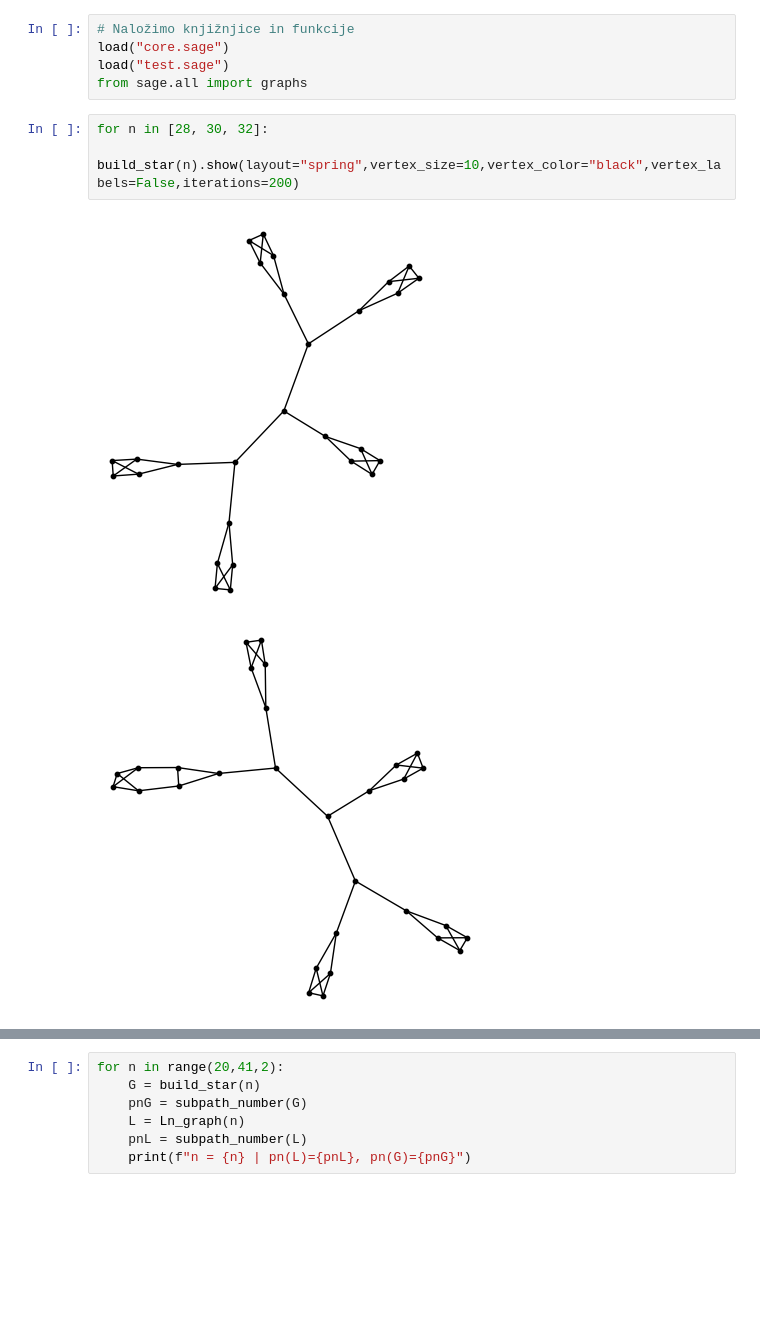
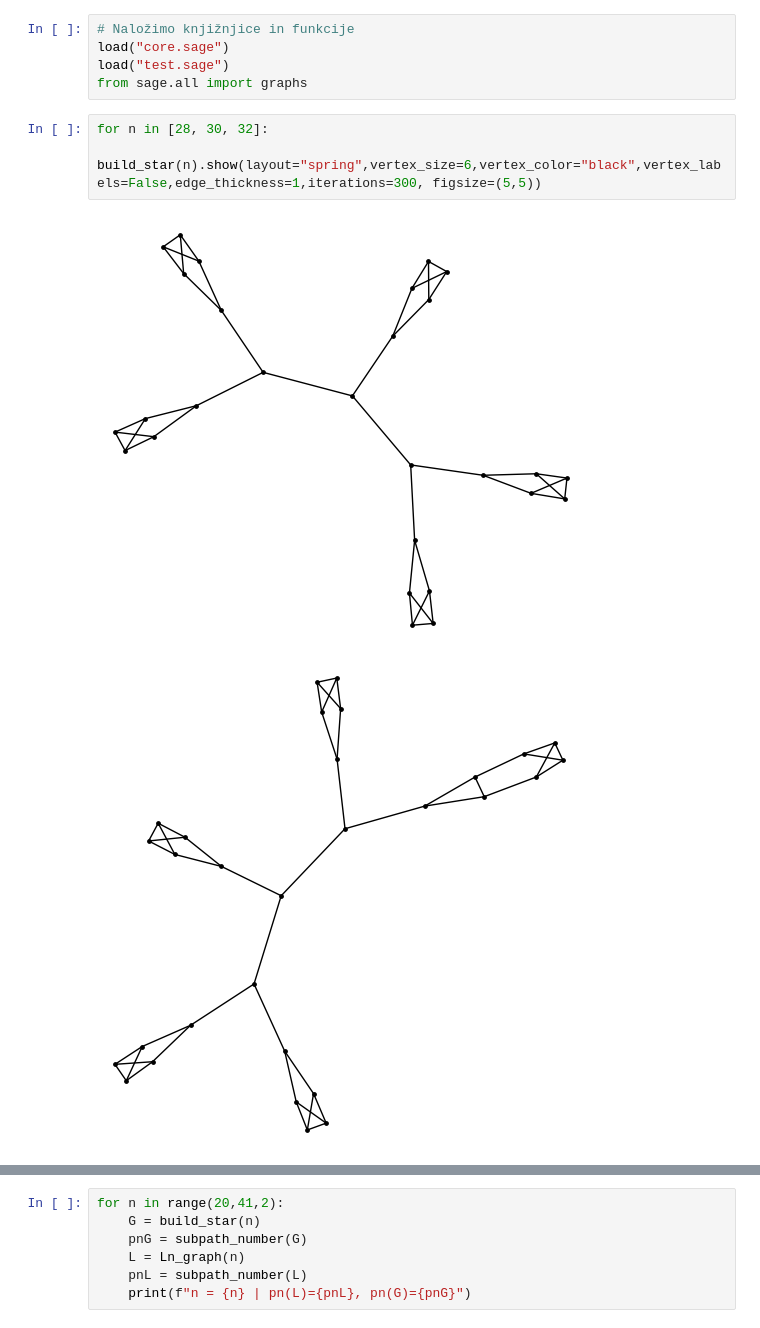
Before and after one commit to ZigaObradovic/FP_Group13, a Jupyter notebook: main.ipynb, the cells around one changed output, grey strips where cells are left out. Cells and saved outputs as stored; diff of their text form; blank space fills up the shorter version.

```diff
--- a/main.ipynb
+++ b/main.ipynb
@@ -5,7 +5,7 @@ load("test.sage")
 from sage.all import graphs
 # %%
 for n in [28, 30, 32]:
-    build_star(n).show(layout="spring",vertex_size=10,vertex_color="black",vertex_labels=False,iterations=200)
+    build_star(n).show(layout="spring",vertex_size=6,vertex_color="black",vertex_labels=False,edge_thickness=1,iterations=300, figsize=(5,5))
 # %% [output]
-[figure, old version]
+[figure, new version]
-[figure, old version]
+[figure, new version]
```
Also changed, not shown: parts of 1 cell of this notebook, 6 other files.
